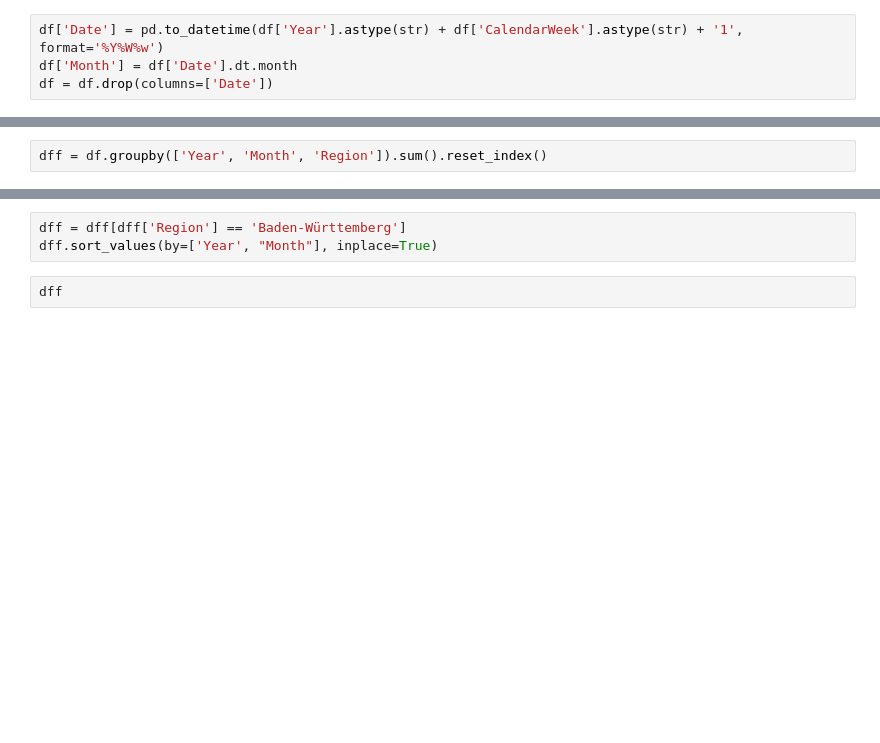
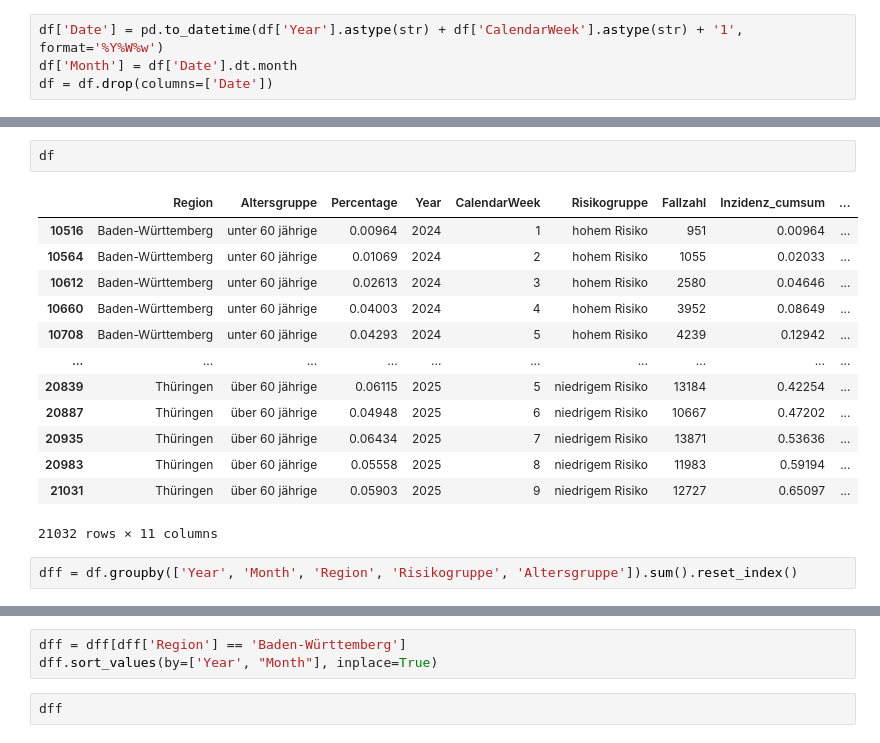
Before and after one commit to tubbers7/STADS_Datathon2025, a Jupyter notebook: promts.ipynb, the cells around one changed output, grey strips where cells are left out. Cells and saved outputs as stored; diff of their text form; blank space fills up the shorter version.

```diff
--- a/promts.ipynb
+++ b/promts.ipynb
@@ -238,2 +264,18 @@ df = df.drop(columns=['Date'])
+# %%
+df
+# %% [output]
+|  | Region | Altersgruppe | Percentage | Year | CalendarWeek | Risikogruppe | Fallzahl | Inzidenz_cumsum | ... |
+| 10516 | Baden-Württemberg | unter 60 jährige | 0.00964 | 2024 | 1 | hohem Risiko | 951 | 0.00964 | ... |
+| 10564 | Baden-Württemberg | unter 60 jährige | 0.01069 | 2024 | 2 | hohem Risiko | 1055 | 0.02033 | ... |
+| 10612 | Baden-Württemberg | unter 60 jährige | 0.02613 | 2024 | 3 | hohem Risiko | 2580 | 0.04646 | ... |
+| 10660 | Baden-Württemberg | unter 60 jährige | 0.04003 | 2024 | 4 | hohem Risiko | 3952 | 0.08649 | ... |
+| 10708 | Baden-Württemberg | unter 60 jährige | 0.04293 | 2024 | 5 | hohem Risiko | 4239 | 0.12942 | ... |
+| ... | ... | ... | ... | ... | ... | ... | ... | ... | ... |
+| 20839 | Thüringen | über 60 jährige | 0.06115 | 2025 | 5 | niedrigem Risiko | 13184 | 0.42254 | ... |
+| 20887 | Thüringen | über 60 jährige | 0.04948 | 2025 | 6 | niedrigem Risiko | 10667 | 0.47202 | ... |
+| 20935 | Thüringen | über 60 jährige | 0.06434 | 2025 | 7 | niedrigem Risiko | 13871 | 0.53636 | ... |
+| 20983 | Thüringen | über 60 jährige | 0.05558 | 2025 | 8 | niedrigem Risiko | 11983 | 0.59194 | ... |
+| 21031 | Thüringen | über 60 jährige | 0.05903 | 2025 | 9 | niedrigem Risiko | 12727 | 0.65097 | ... |
+21032 rows × 11 columns
 # %%
-dff = df.groupby(['Year', 'Month', 'Region']).sum().reset_index()
+dff = df.groupby(['Year', 'Month', 'Region', 'Risikogruppe', 'Altersgruppe']).sum().reset_index()
```
Also changed, not shown: parts of 15 cells of this notebook.
